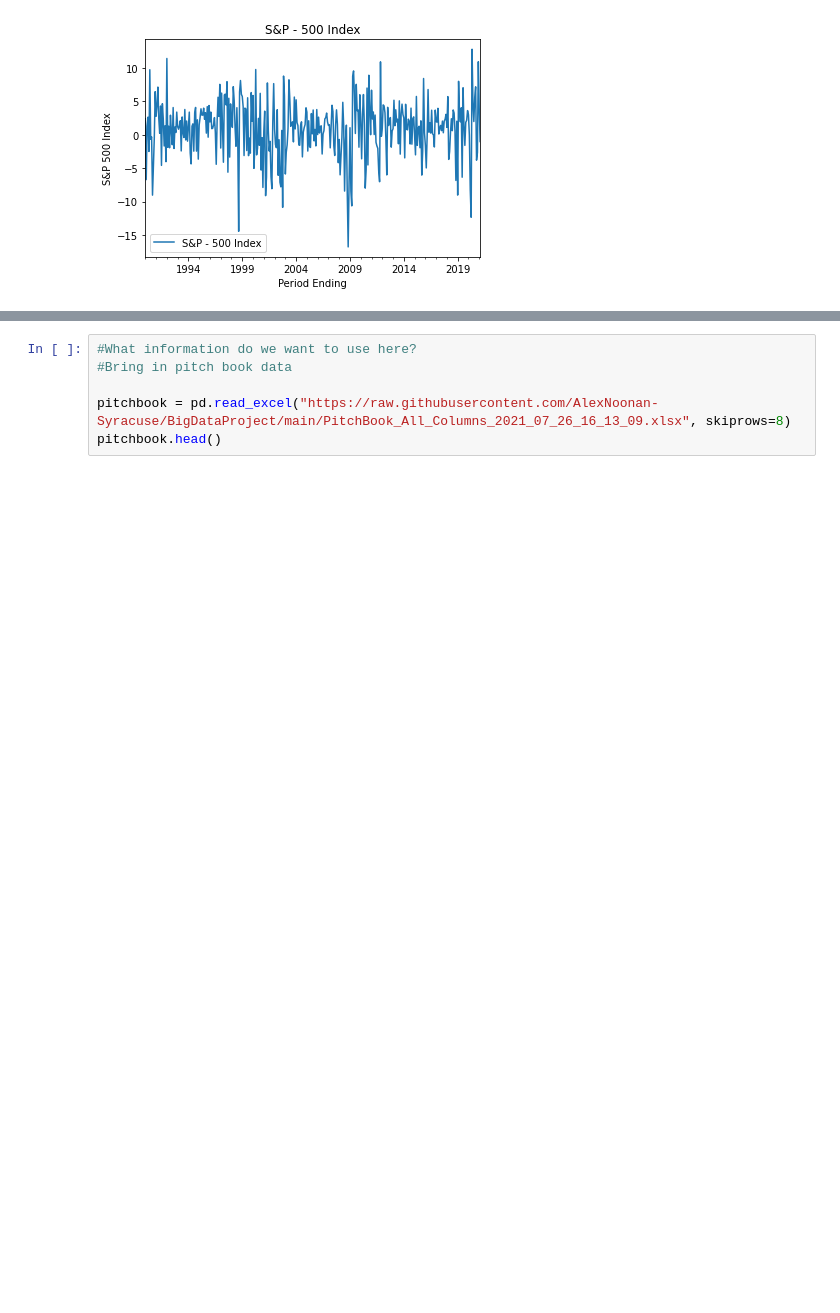
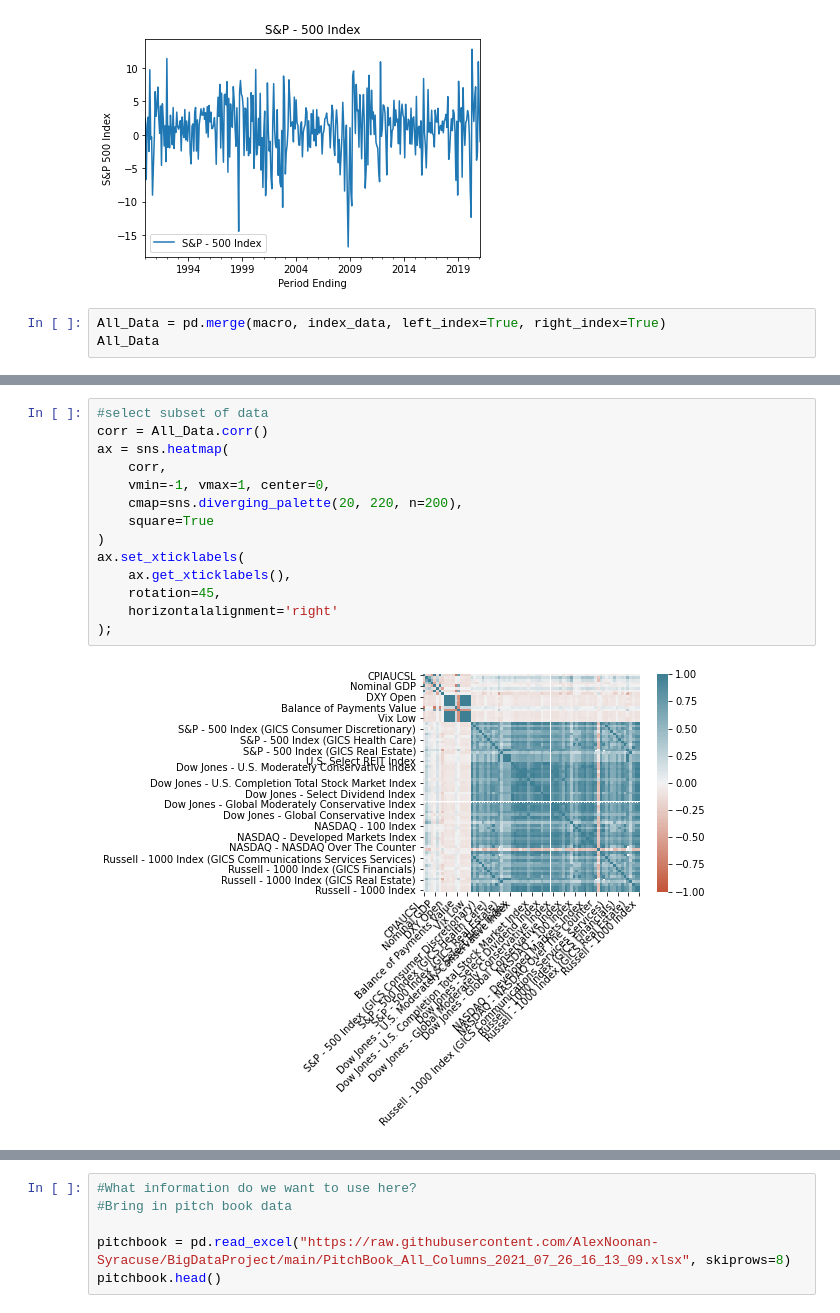
Before and after one commit to AlexNoonan-Syracuse/BigDataProject, a Jupyter notebook: IST718_Final_Project.ipynb, the cells around one changed output, grey strips where cells are left out. Drawn from its saved outputs; the diff is of its cells as text; blank space fills up the shorter version.

```diff
--- a/IST718_Final_Project.ipynb
+++ b/IST718_Final_Project.ipynb
@@ -136,3 +136,6 @@ plt.title("S&P - 500 Index")
 # %% [output]
 Text(0.5, 1.0, 'S&P - 500 Index')
 [figure]
+# %%
+All_Data = pd.merge(macro, index_data, left_index=True, right_index=True)
+All_Data
@@ -138,0 +157,16 @@ Text(0.5, 1.0, 'S&P - 500 Index')
+# %%
+#select subset of data
+corr = All_Data.corr()
+ax = sns.heatmap(
+    corr,
+    vmin=-1, vmax=1, center=0,
+    cmap=sns.diverging_palette(20, 220, n=200),
+    square=True
+)
+ax.set_xticklabels(
+    ax.get_xticklabels(),
+    rotation=45,
+    horizontalalignment='right'
+);
+# %% [output]
+[figure, added]
```
Also changed, not shown: parts of 3 cells of this notebook.
